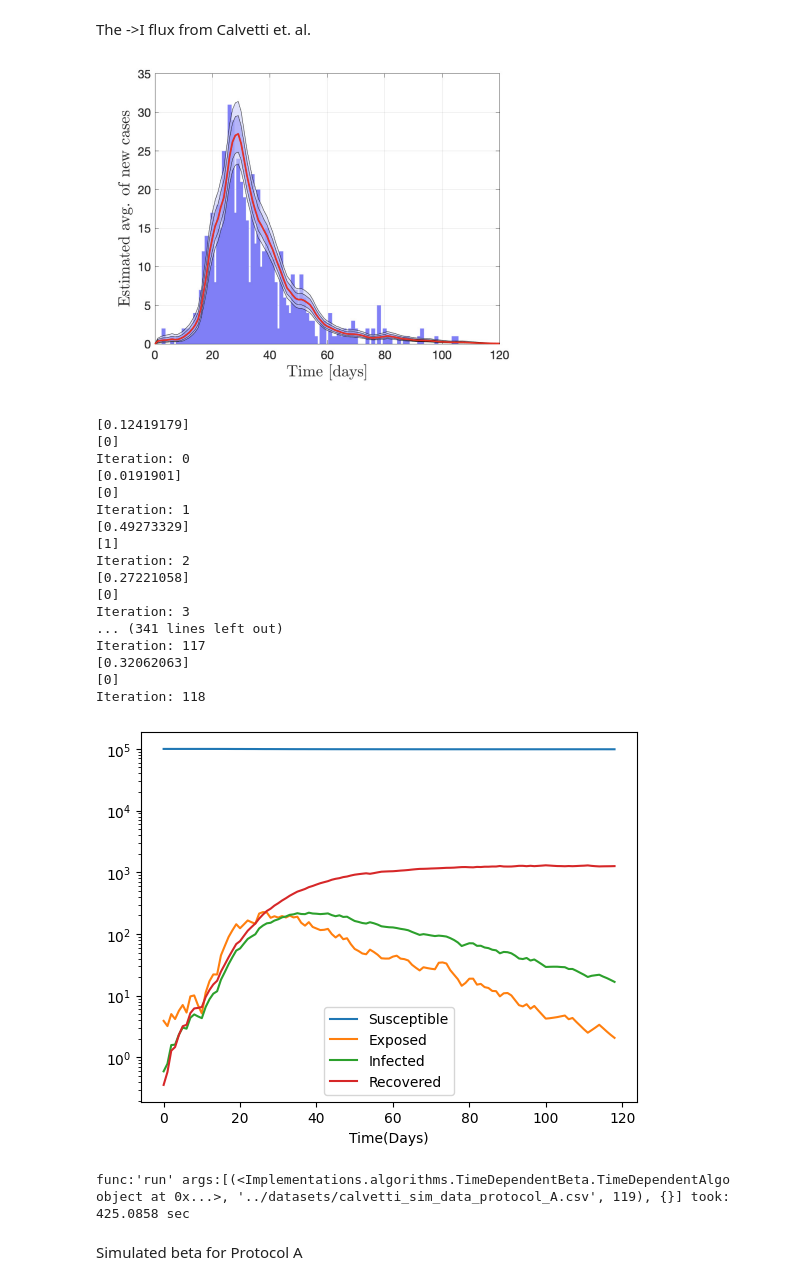
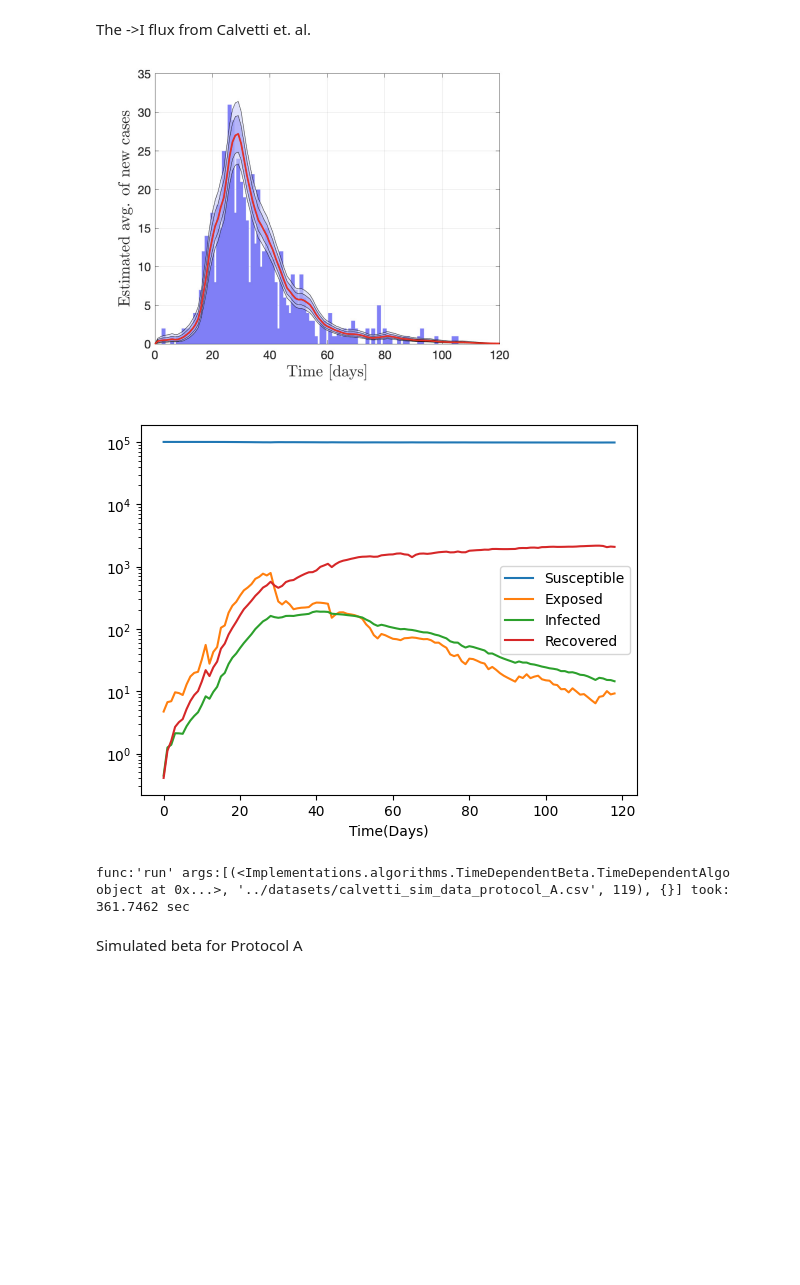
Before and after one commit to atiumcache/PF_forecast, a Jupyter notebook: juptyer notebooks/Calvetti_Model.ipynb, the cells around one changed output. Saved outputs shown, nothing was run; the diff lists cells and outputs as text; code cells hidden in the pictures; blank space fills up the shorter version.

```diff
--- a/juptyer notebooks/Calvetti_Model.ipynb
+++ b/juptyer notebooks/Calvetti_Model.ipynb
@@ -119,56 +119,39 @@ from Implementations.resamplers.resamplers import PoissonResample
 from Implementations.solvers.DeterministicSolvers import LSODACalvettiSolver
 from Implementations.perturbers.perturbers import MultivariatePerturbations
 from utilities.Utils import Context,ESTIMATION
 from functools import partial
 
 
 '''Algorithm object encapsulating all the requirements'''
 algo = TimeDependentAlgo(integrator = LSODACalvettiSolver(),
-                        perturb = MultivariatePerturbations(hyper_params={"h":0.80,"sigma1":0.01,"sigma2":0.1}),
+                        perturb = MultivariatePerturbations(hyper_params={"h":1.,"sigma1":0.01,"sigma2":0.1}),
                         resampler = PoissonResample(),
                         ctx=Context(population=100_000,
                                     state_size = 4,
-                                    weights=np.zeros(20000),
+                                    weights=np.zeros(10000),
                                     seed_loc=1,
                                     seed_size=0.0001,
                                     forward_estimation=1,
                                     rng=np.random.default_rng(),
-                        particle_count=20000))
+                        particle_count=10000))
 
 algo.initialize(params={
 "beta":ESTIMATION.VARIABLE,
 "gamma":ESTIMATION.STATIC,
 "mu":0.004,
 "q":0.1,
 "eta":ESTIMATION.STATIC,
 }
 ,priors={"beta":partial(algo.ctx.rng.uniform,0.1,0.6),
           "gamma":partial(algo.ctx.rng.uniform,1/28,1/7),
-          "eta":partial(algo.ctx.rng.uniform,1/15,1/3),
+          "eta":partial(algo.ctx.rng.uniform,0,0.3),
           })
 
 '''Runs the PF over the specified data set for the specified length of time'''
 algo.run(f'../datasets/calvetti_sim_data_protocol_A.csv',119)
 # %% [output]
+[figure, new version]
-[0.12419179]
-[0]
-Iteration: 0
-[0.0191901]
-[0]
-Iteration: 1
-[0.49273329]
-[1]
-Iteration: 2
-[0.27221058]
-[0]
-Iteration: 3
-... (341 lines left out)
-Iteration: 117
-[0.32062063]
-[0]
-Iteration: 118
+func:'run' args:[(<Implementations.algorithms.TimeDependentBeta.TimeDependentAlgo object at 0x...>, '../datasets/calvetti_sim_data_protocol_A.csv', 119), {}] took: 361.7462 sec
-[figure, old version]
-func:'run' args:[(<Implementations.algorithms.TimeDependentBeta.TimeDependentAlgo object at 0x...>, '../datasets/calvetti_sim_data_protocol_A.csv', 119), {}] took: 425.0858 sec
 # %% [markdown]
 Simulated beta for Protocol A
 # %%
```
Also changed, not shown: parts of 2 cells of this notebook, 9 other files.
